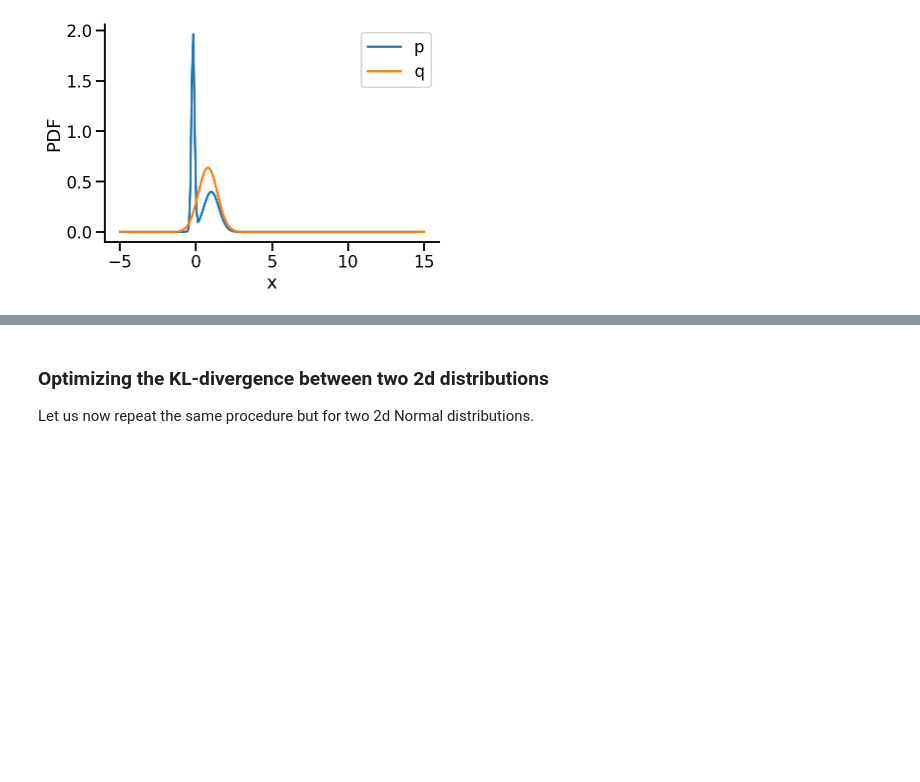
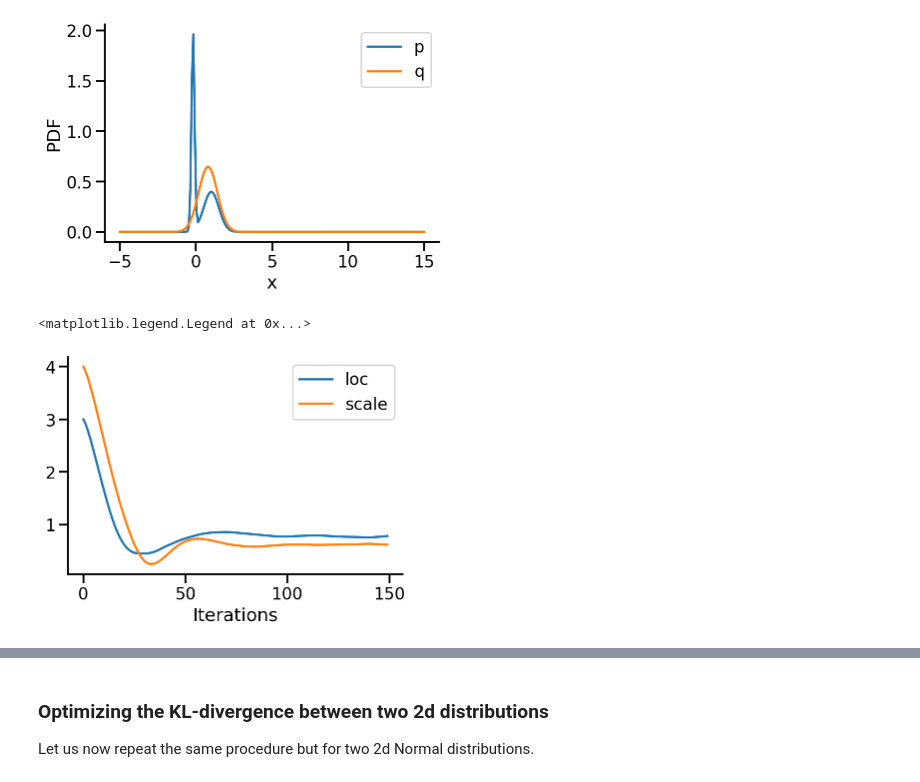
Before and after one commit to nipunbatra/blog-old, a Jupyter notebook: _notebooks/2022-01-29-kl-divergence.ipynb, the cells around one changed output, grey strips where cells are left out. Saved outputs shown, nothing was run; the diff lists cells and outputs as text; code cells hidden in the pictures; blank space fills up the shorter version.

```diff
--- a/_notebooks/2022-01-29-kl-divergence.ipynb
+++ b/_notebooks/2022-01-29-kl-divergence.ipynb
@@ -310,11 +310,14 @@ def loss(loc, scale):
 # %% [markdown]
 Having defined the loss above, we can now optimize `loc` and `scale` to minimize the KL-divergence.
 # %%
-optimizer = tf.optimizers.Adam(learning_rate=0.01)
+optimizer = tf.optimizers.Adam(learning_rate=0.05)
 # %%
-n_iter = 800
+n_iter = 150
 location_array = np.empty(n_iter, dtype=np.float32)
 scale_array = np.empty(n_iter, dtype=np.float32)
+loss_array = np.empty(n_iter, dtype=np.float32)
+
+
 loc = tf.Variable(3.0, dtype=tf.float32)
 scale = tf.Variable(4.0, dtype=tf.float32)
 for i in range(n_iter):
@@ -327,5 +330,6 @@ for i in range(n_iter):
         tf.print(lo, loc, scale)
     location_array[i] = loc.numpy()
     scale_array[i] = scale.numpy()
+    loss_array[i] = lo.numpy()
     optimizer.apply_gradients(zip([dl_loc, dl_scale], [loc, scale]))
 # %% [output]
@@ -387,2 +378,11 @@ ani_mg = animation.FuncAnimation(fig, a, frames=100)
 plt.close()
+# %%
+plt.plot(location_array, label='loc')
+plt.plot(scale_array, label='scale')
+plt.xlabel("Iterations")
+sns.despine()
+plt.legend()
+# %% [output]
+<matplotlib.legend.Legend at 0x...>
+[figure, added]
 # %%
```
Also changed, not shown: parts of 8 cells of this notebook, 2 other files.
